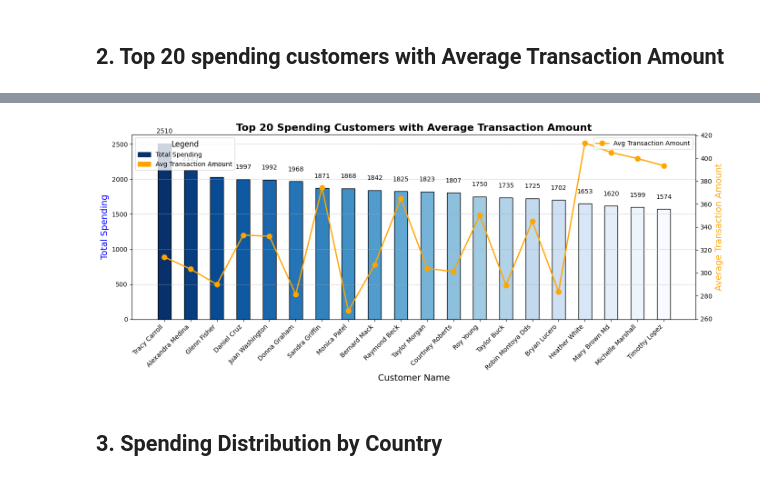
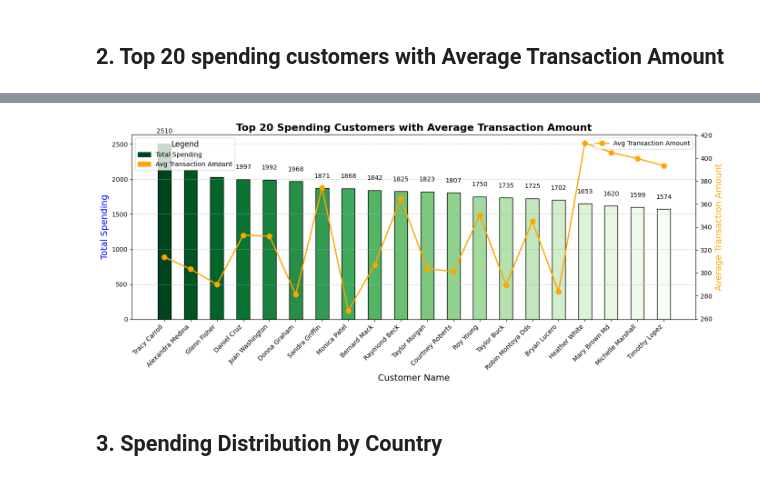
Before and after one commit to mansi-mishra0904/CRM-Data-Engineering-and-Analysis-Pipeline, a Jupyter notebook: CRM/customer_purchase_behaviour_analysis.ipynb, the cells around one changed output, grey strips where cells are left out. Cells and saved outputs as stored; diff of their text form; code cells hidden in the pictures.

```diff
--- a/CRM/customer_purchase_behaviour_analysis.ipynb
+++ b/CRM/customer_purchase_behaviour_analysis.ipynb
@@ -51,11 +50,10 @@ products_df = load_data_files(products_file_path)
 ## 1. Total Spending, Average Transaction Amount, and Purchase Frequency
 # %%
 # Calculate total spending, average transaction amount, and purchase frequency per customer
-
 # Aggregate transaction data to compute key metrics for each customer
 customer_spending_df = transactions_df.groupBy("Customer_ID") \
     .agg(
-        _sum("Amount").alias("Total_Spending"),  # Calculate the total spending by summing up the 'Amount' column
+        sum("Amount").alias("Total_Spending"),  # Calculate the total spending by summing up the 'Amount' column
         avg("Amount").alias("Average_Transaction_Amount"),  # Compute the average transaction amount, rounded to 2 decimal points for precision
         count("Transaction_ID").alias("Purchase_Frequency")  # Count the number of transactions to determine purchase frequency
     )
@@ -116,13 +114,6 @@ plot_dual_axis_bar_line(
 # %% [markdown]
 ## 2. Top 20 spending customers with Average Transaction Amount
 # %%
-# Aggregate spending data to calculate total spending and average transaction amount per customer
-customer_spending_df = transactions_df.groupBy("Customer_ID") \
-    .agg(
-        _sum("Amount").alias("Total_Spending"),
-        avg("Amount").alias("Average_Transaction_Amount")
-    )
-
 # Join the aggregated spending data with customer details to enrich the dataset
 customer_details_df = customers_df.select("Customer_ID", "Name", "Country")
 customer_spending_with_details_df = customer_spending_df.join(
@@ -148,7 +139,7 @@ plot_dual_axis_bar_line(
     x_title='Customer Name',                    # x-axis label
     bar_y_title='Total Spending',               # y-axis label for bars
     line_y_title='Average Transaction Amount',  # y-axis label for line
-    cmap='Blues',                               # Colormap for bars
+    cmap='Greens',                               # Colormap for bars
     line_color='orange',                        # Line color
     figsize=(14, 6),                            # Figure size
     rotation=45                                 # Rotation for x-axis labels
@@ -158,4 +149,4 @@ plot_dual_axis_bar_line(
-[figure, old version]
+[figure, new version]
 # %% [markdown]
 ## 3. Spending Distribution by Country
 # %%
```
Also changed, not shown: parts of 12 cells of this notebook, 9 other files.
